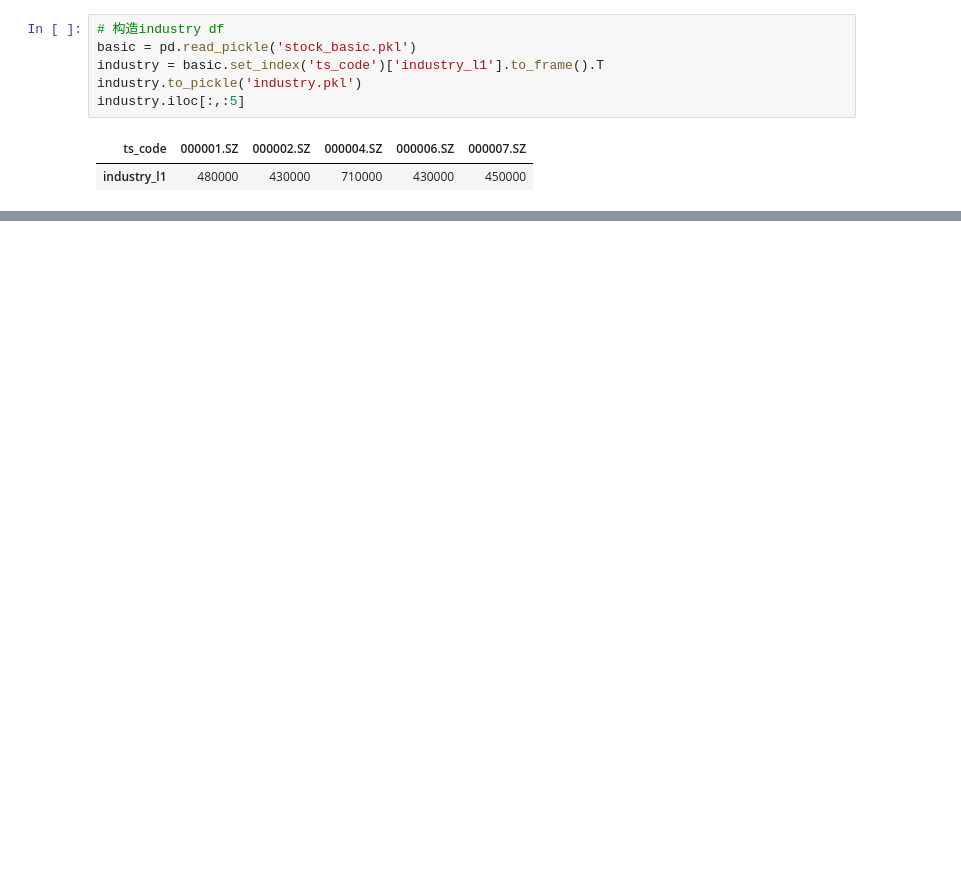
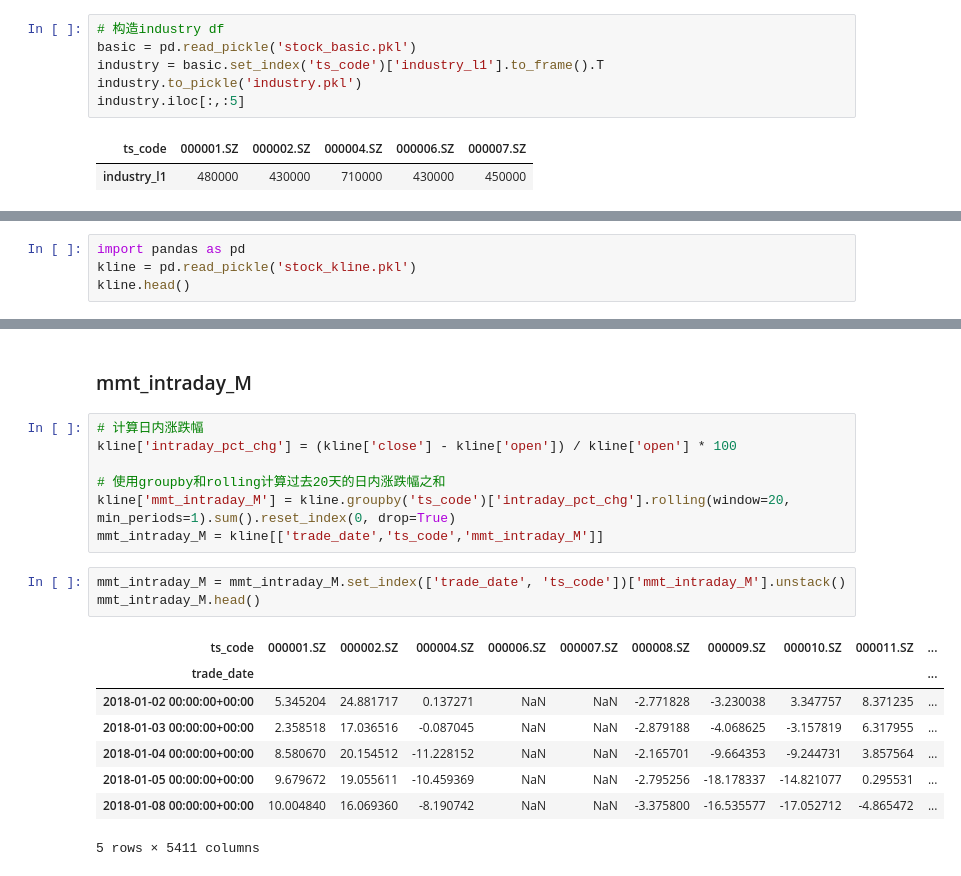
Before and after one commit to Alfafa0702/MFE5210Ass, a Jupyter notebook: cal_factor.ipynb, the cells around one changed output, grey strips where cells are left out. Cells and saved outputs as stored; diff of their text form; blank space fills up the shorter version.

```diff
--- a/cal_factor.ipynb
+++ b/cal_factor.ipynb
@@ -127,0 +66,4 @@ alphalens.tears.create_full_tear_sheet(factor_data)
+# %%
+import pandas as pd
+kline = pd.read_pickle('stock_kline.pkl')
+kline.head()
@@ -127,0 +79,21 @@ alphalens.tears.create_full_tear_sheet(factor_data)
+# %% [markdown]
+### mmt_intraday_M
+# %%
+# 计算日内涨跌幅
+kline['intraday_pct_chg'] = (kline['close'] - kline['open']) / kline['open'] * 100
+
+# 使用groupby和rolling计算过去20天的日内涨跌幅之和
+kline['mmt_intraday_M'] = kline.groupby('ts_code')['intraday_pct_chg'].rolling(window=20, min_periods=1).sum().reset_index(0, drop=True)
+mmt_intraday_M = kline[['trade_date','ts_code','mmt_intraday_M']]
+# %%
+mmt_intraday_M = mmt_intraday_M.set_index(['trade_date', 'ts_code'])['mmt_intraday_M'].unstack()
+mmt_intraday_M.head()
+# %% [output]
+| ts_code | 000001.SZ | 000002.SZ | 000004.SZ | 000006.SZ | 000007.SZ | 000008.SZ | 000009.SZ | 000010.SZ | 000011.SZ | ... |
+| trade_date |  |  |  |  |  |  |  |  |  | ... |
+| 2018-01-02 00:00:00+00:00 | 5.345204 | 24.881717 | 0.137271 | NaN | NaN | -2.771828 | -3.230038 | 3.347757 | 8.371235 | ... |
+| 2018-01-03 00:00:00+00:00 | 2.358518 | 17.036516 | -0.087045 | NaN | NaN | -2.879188 | -4.068625 | -3.157819 | 6.317955 | ... |
+| 2018-01-04 00:00:00+00:00 | 8.580670 | 20.154512 | -11.228152 | NaN | NaN | -2.165701 | -9.664353 | -9.244731 | 3.857564 | ... |
+| 2018-01-05 00:00:00+00:00 | 9.679672 | 19.055611 | -10.459369 | NaN | NaN | -2.795256 | -18.178337 | -14.821077 | 0.295531 | ... |
+| 2018-01-08 00:00:00+00:00 | 10.004840 | 16.069360 | -8.190742 | NaN | NaN | -3.375800 | -16.535577 | -17.052712 | -4.865472 | ... |
+5 rows × 5411 columns
```
Also changed, not shown: parts of 28 cells of this notebook, 17 other files.
